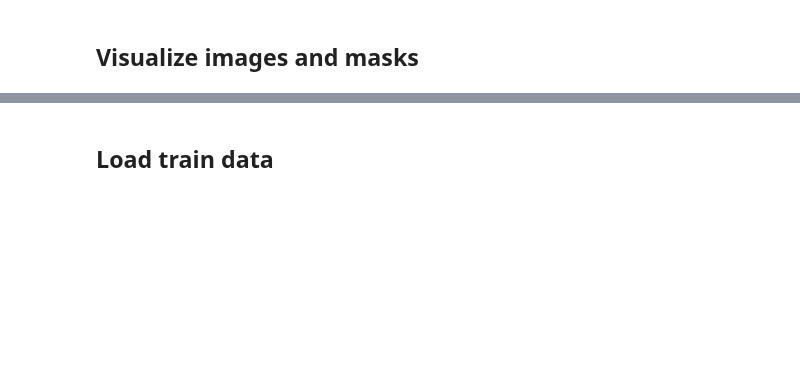
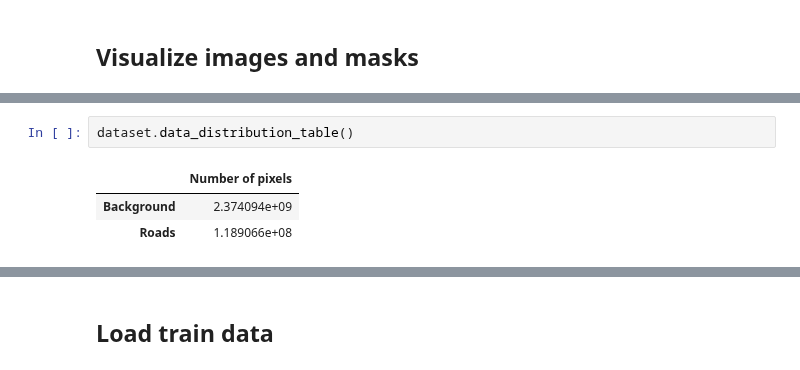
Before and after one commit to biasvariancelabs/aitlas, a Jupyter notebook: examples/semantic_segmentation_example_massachusetts_roads.ipynb, the cells around one changed output, grey strips where cells are left out. Saved outputs shown, nothing was run; the diff lists cells and outputs as text; blank space fills up the shorter version.

```diff
--- a/examples/semantic_segmentation_example_massachusetts_roads.ipynb
+++ b/examples/semantic_segmentation_example_massachusetts_roads.ipynb
@@ -27,0 +28,6 @@ Total number of patches: 9972
+# %%
+dataset.data_distribution_table()
+# %% [output]
+|  | Number of pixels |
+| Background | 2.374094e+09 |
+| Roads | 1.189066e+08 |
```
Also changed, not shown: parts of 9 cells of this notebook.
